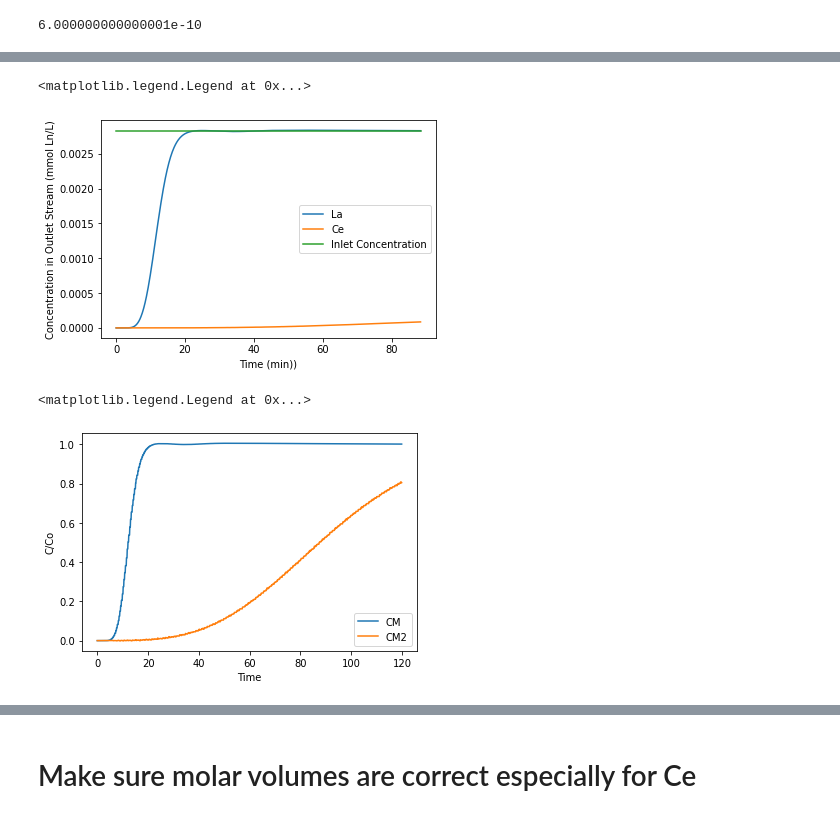
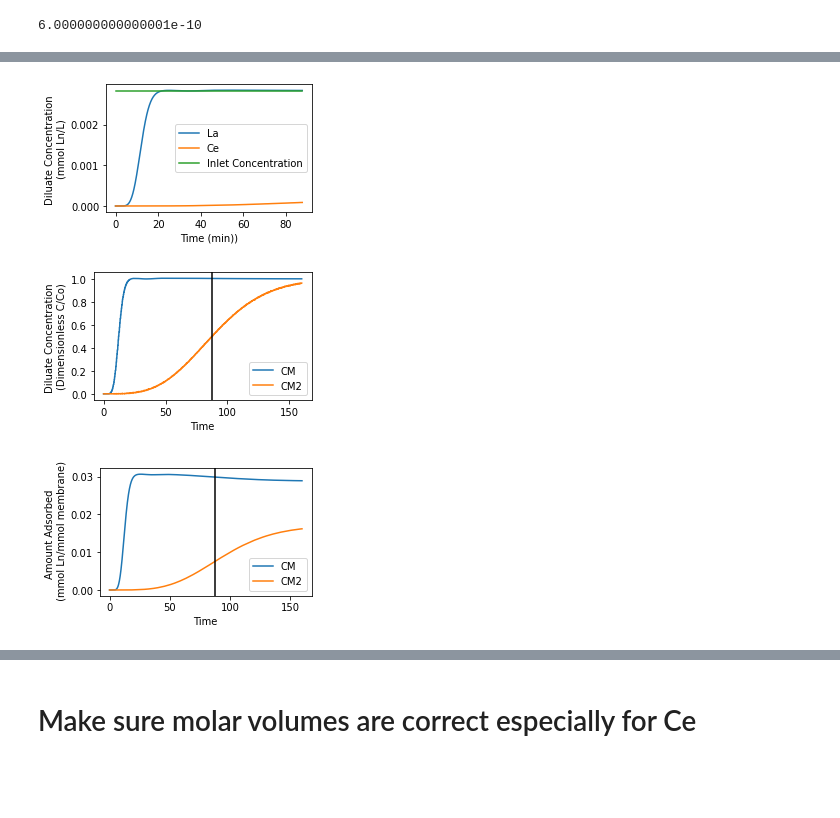
Before and after one commit to adsmer2/REEPS, a Jupyter notebook: Adsorption System.ipynb, the cells around one changed output, grey strips where cells are left out. Cells and saved outputs as stored; diff of their text form; code cells hidden in the pictures; blank space fills up the shorter version.

```diff
--- a/Adsorption System.ipynb
+++ b/Adsorption System.ipynb
@@ -59,7 +59,7 @@ class Adsorption1(qs.SanUnit):
         self.c2o = c2o
         self.feed_flow = feed_flow
 
-    _N_ins = 6
+    _N_ins = 5
     _N_outs = 2
 
     def _run(self):
@@ -71,9 +71,12 @@ class Adsorption1(qs.SanUnit):
         # regenerant
         self.ins[1].ivol['H2O'] = self.ins[0].ivol['H2O'] # m3/hr. Regenerant (water) flow rate. Assume regeneration takes the same amount of adsorption (higher flow rate here leads to better adsorbate purity)
         # Calculate the total adsorption feed flow rate and concentration (fresh feed + recycle)
-        self.CM1o = (self.ins[0].imol['La']*1000 + self.ins[2].imol['La']*1000 + self.ins[3].imol['La']*1000 + self.ins[4].imol['La']*1000 + self.ins[5].imol['La']*1000)/(self.ins[0].ivol['H2O']*1000 + self.ins[2].ivol['H2O']*1000 + self.ins[3].ivol['H2O']*1000 + self.ins[4].ivol['H2O']*1000 + self.ins[5].ivol['H2O'])*1000 # inlet concentration in mmol/L
-        self.CM2o = (self.ins[0].imol['Ce']*1000 + self.ins[2].imol['Ce']*1000 + self.ins[3].imol['Ce']*1000 + self.ins[4].imol['Ce']*1000 + self.ins[5].imol['Ce']*1000)/(self.ins[0].ivol['H2O']*1000 + self.ins[2].ivol['H2O']*1000 + self.ins[3].ivol['H2O']*1000 + self.ins[4].ivol['H2O']*1000 + self.ins[5].ivol['H2O'])*1000 # inlet concentration in mmol/L
-        self.v_flow = (self.ins[0].ivol['H2O'] + self.ins[2].ivol['H2O'] + self.ins[3].ivol['H2O'] + self.ins[4].ivol['H2O'] + self.ins[5].ivol['H2O'])*1000/60 # L/min
+        # self.CM1o = (self.ins[0].imol['La']*1000 + self.ins[2].imol['La']*1000 + self.ins[3].imol['La']*1000 + self.ins[4].imol['La']*1000 + self.ins[5].imol['La']*1000)/(self.ins[0].ivol['H2O']*1000 + self.ins[2].ivol['H2O']*1000 + self.ins[3].ivol['H2O']*1000 + self.ins[4].ivol['H2O']*1000 + self.ins[5].ivol['H2O'])*1000 # inlet concentration in mmol/L
+        # self.CM2o = (self.ins[0].imol['Ce']*1000 + self.ins[2].imol['Ce']*1000 + self.ins[3].imol['Ce']*1000 + self.ins[4].imol['Ce']*1000 + self.ins[5].imol['Ce']*1000)/(self.ins[0].ivol['H2O']*1000 + self.ins[2].ivol['H2O']*1000 + self.ins[3].ivol['H2O']*1000 + self.ins[4].ivol['H2O']*1000 + self.ins[5].ivol['H2O'])*1000 # inlet concentration in mmol/L
+        # self.v_flow = (self.ins[0].ivol['H2O'] + self.ins[2].ivol['H2O'] + self.ins[3].ivol['H2O'] + self.ins[4].ivol['H2O'] + self.ins[5].ivol['H2O'])*1000/60 # L/min
+        self.CM1o = (self.ins[0].imol['La']*1000 + self.ins[2].imol['La']*1000 + self.ins[3].imol['La']*1000 + self.ins[4].imol['La']*1000)/(self.ins[0].ivol['H2O']*1000 + self.ins[2].ivol['H2O']*1000 + self.ins[3].ivol['H2O']*1000 + self.ins[4].ivol['H2O']*1000)*1000 # inlet concentration in mmol/L
+        self.CM2o = (self.ins[0].imol['Ce']*1000 + self.ins[2].imol['Ce']*1000 + self.ins[3].imol['Ce']*1000 + self.ins[4].imol['Ce']*1000)/(self.ins[0].ivol['H2O']*1000 + self.ins[2].ivol['H2O']*1000 + self.ins[3].ivol['H2O']*1000 + self.ins[4].ivol['H2O']*1000)*1000 # inlet concentration in mmol/L
+        self.v_flow = (self.ins[0].ivol['H2O'] + self.ins[2].ivol['H2O'] + self.ins[3].ivol['H2O'] + self.ins[4].ivol['H2O'])*1000/60 # L/min
 
         # Input data
         self.Qmax1 = 0.3  # [mmol Ln/mmol membrane] maximum adsorption capacity based on number of available binding sites
@@ -167,6 +170,8 @@ class Adsorption1(qs.SanUnit):
         # Make callable for results
         self.conc1 = CM
         self.conc2 = CM2
+        self.Qads1 = Qt
+        self.Qads2 = Qt2
         self.time= t
 
         for k in range(0, len(CM2[:,-2])):
@@ -203,6 +208,8 @@ class Adsorption1(qs.SanUnit):
         D['Initial Conc Ce'] = self.CM2o
         D['Conc La'] = self.conc1
         D['Conc Ce'] = self.conc2
+        D['Adsorbed La'] = self.Qads1
+        D['Adsorbed Ce'] = self.Qads2
 
     def _cost(self):
         membrane_area = self.v_flow/self.u # cm2
@@ -924,32 +1313,46 @@ flow (g/hr): H2O  59.8
 # %%
 unit = S2
 time_ind = int(unit.tbreak/max(unit.time)*len(unit.time)) # index. The index of time at the designated stop of adsorption
 
-fig, ax = plt.subplots()
+fig, ax = plt.subplots(figsize=(4,2.5))
 ax.plot(unit.time[:time_ind], unit.conc1[:time_ind,-2], label='La')
 ax.plot(unit.time[:time_ind], unit.conc2[:time_ind,-2], label='Ce')
 ax.plot(unit.time[:time_ind], [unit.CM1o]*len(unit.time[:time_ind]), label='Inlet Concentration')
 
 ax.set_xlabel('Time (min))')
-ax.set_ylabel('Concentration in Outlet Stream (mmol Ln/L)')
+ax.set_ylabel('Diluate Concentration \n(mmol Ln/L)')
 ax.legend()
+fig.tight_layout()
+
+# Plot breakthrough curves
+fig, ax = plt.subplots(figsize=(4,2.5))
+cend = unit.conc1[:, -1]  # get the outlet concentration at the full thickness of the membrane
+cplot = cend / unit.CM1o  # make the outlet concentration a dimensionless form of the original concentration
+ax.plot(unit.time, cplot, label='CM')
+
+cend2 = unit.conc2[:, -1]  # get the outlet concentration at the full thickness of the membrane for CM2
+cplot2 = cend2 / unit.CM2o  # make the outlet concentration a dimensionless form of the original concentration for CM2
+ax.plot(unit.time, cplot2, label='CM2')
+
+ax.axvline(x=unit.tbreak, color='black')
+
+ax.set_xlabel('Time')
+ax.set_ylabel('Diluate Concentration \n(Dimensionless C/Co)')
+ax.legend()
+fig.tight_layout()
+
+# Plot breakthrough curves
+fig, ax = plt.subplots(figsize=(4,2.5))
+ax.plot(unit.time, unit.Qads1[:,-2], label='CM')
+ax.plot(unit.time, unit.Qads2[:,-2], label='CM2')
+
+ax.axvline(x=unit.tbreak, color='black')
+
+ax.set_xlabel('Time')
+ax.set_ylabel('Amount Adsorbed \n (mmol Ln/mmol membrane)')
+ax.legend()
+fig.tight_layout()
 # %% [output]
-<matplotlib.legend.Legend at 0x...>
-[figure, old version]
+[figure, new version]
+[figure, added]
+[figure, added]
-# %%
-# Plot breakthrough curves
-fig, ax = plt.subplots()
-cend = unit.conc1[:, -1]  # get the outlet concentration at the full thickness of the membrane
-cplot = cend / unit.CM1o  # make the outlet concentration a dimensionless form of the original concentration
-ax.plot(unit.time, cplot, label='CM')
-
-cend2 = unit.conc2[:, -1]  # get the outlet concentration at the full thickness of the membrane for CM2
-cplot2 = cend2 / unit.CM2o  # make the outlet concentration a dimensionless form of the original concentration for CM2
-ax.plot(unit.time, cplot2, label='CM2')
-
-ax.set_xlabel('Time')
-ax.set_ylabel('C/Co')
-ax.legend()
-# %% [output]
-<matplotlib.legend.Legend at 0x...>
-[figure, removed]
```
Also changed, not shown: parts of 19 cells of this notebook.
